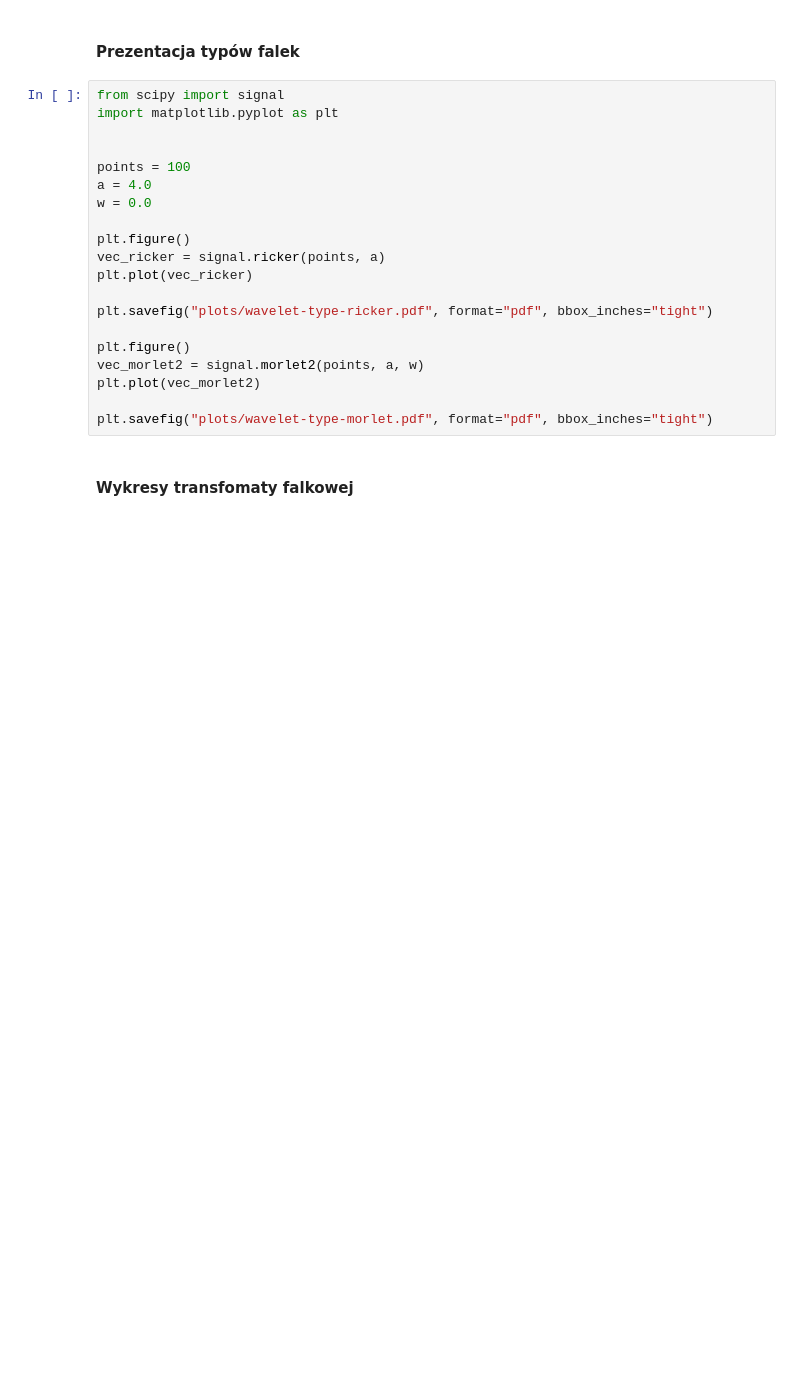
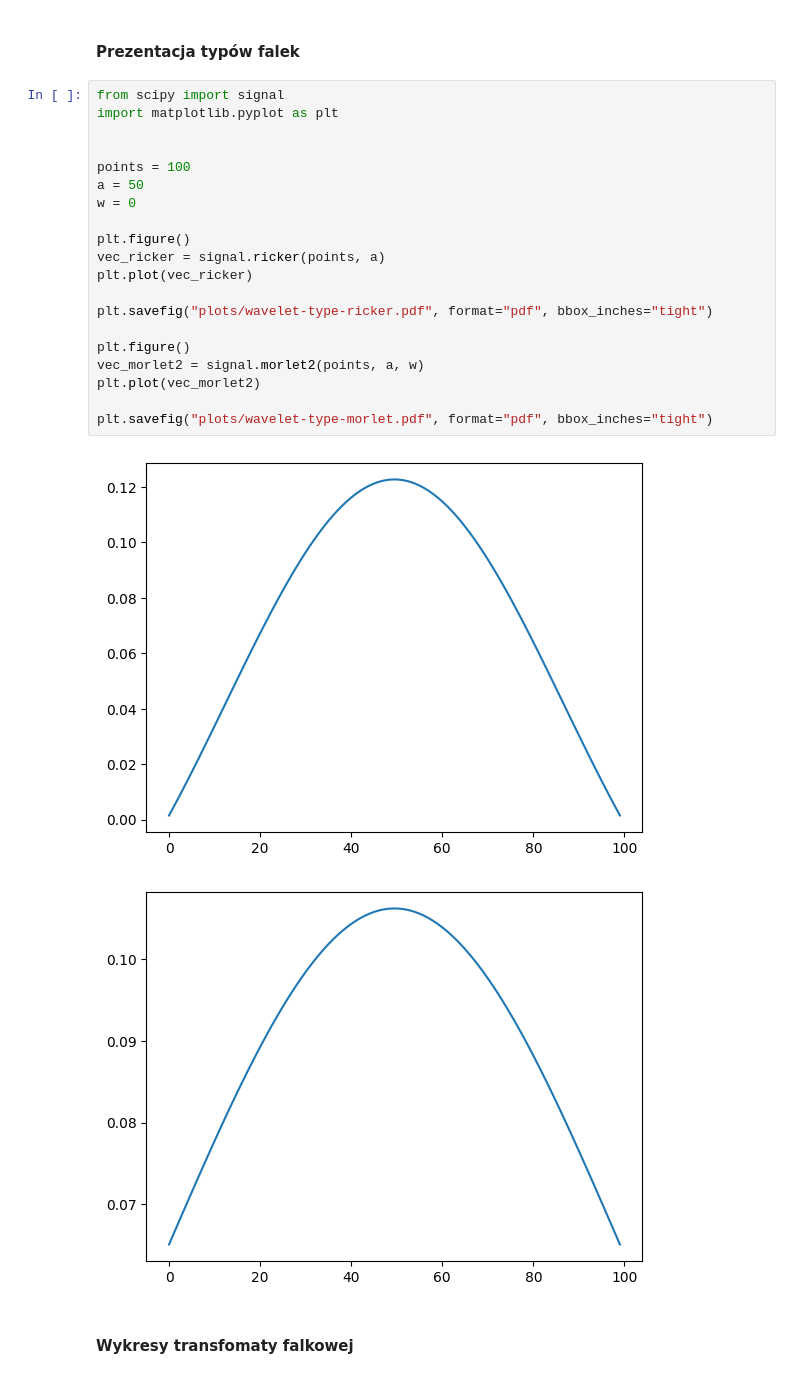
Before and after one commit to kaczmarekkacper/Parkinson-resnet, a Jupyter notebook: Parkinson.ipynb, the cells around one changed output. Drawn from its saved outputs; the diff is of its cells as text; blank space fills up the shorter version.

```diff
--- a/Parkinson.ipynb
+++ b/Parkinson.ipynb
@@ -125,23 +162,26 @@ print(sample_len)
 # %%
 from scipy import signal
 import matplotlib.pyplot as plt
 
 
 points = 100
-a = 4.0
-w = 0.0
+a = 50
+w = 0
 
 plt.figure()
 vec_ricker = signal.ricker(points, a)
 plt.plot(vec_ricker)
 
 plt.savefig("plots/wavelet-type-ricker.pdf", format="pdf", bbox_inches="tight")
 
 plt.figure()
 vec_morlet2 = signal.morlet2(points, a, w)
 plt.plot(vec_morlet2)
 
 plt.savefig("plots/wavelet-type-morlet.pdf", format="pdf", bbox_inches="tight")
+# %% [output]
+[figure, added]
+[figure, added]
 # %% [markdown]
 #### Wykresy transfomaty falkowej
 # %%
```
Also changed, not shown: parts of 10 cells of this notebook, 5 other files.
